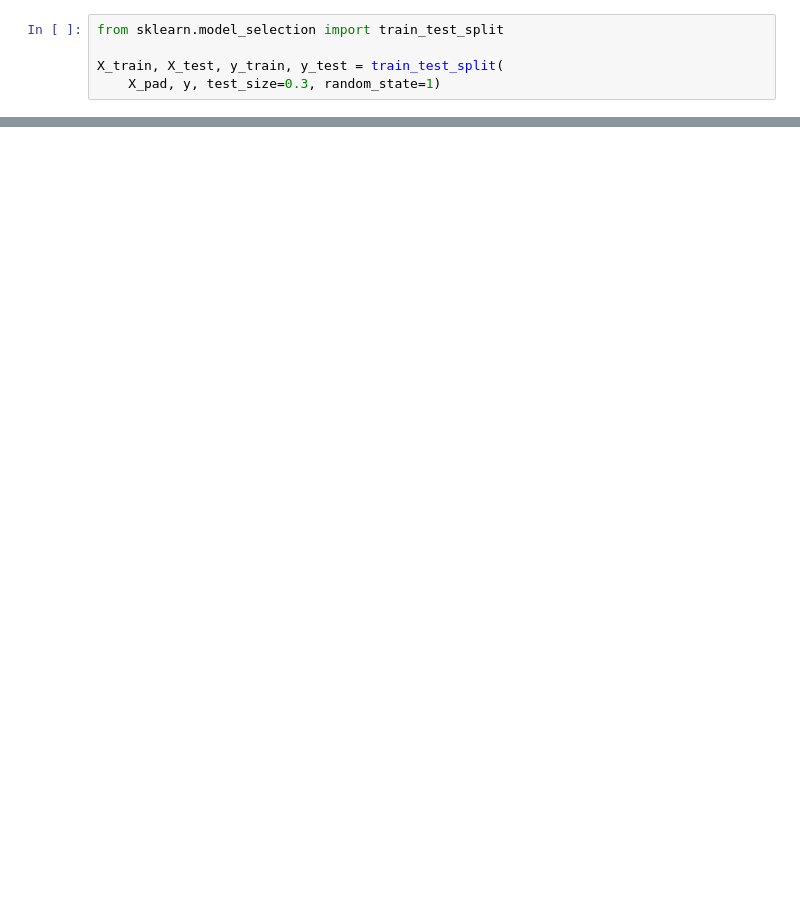
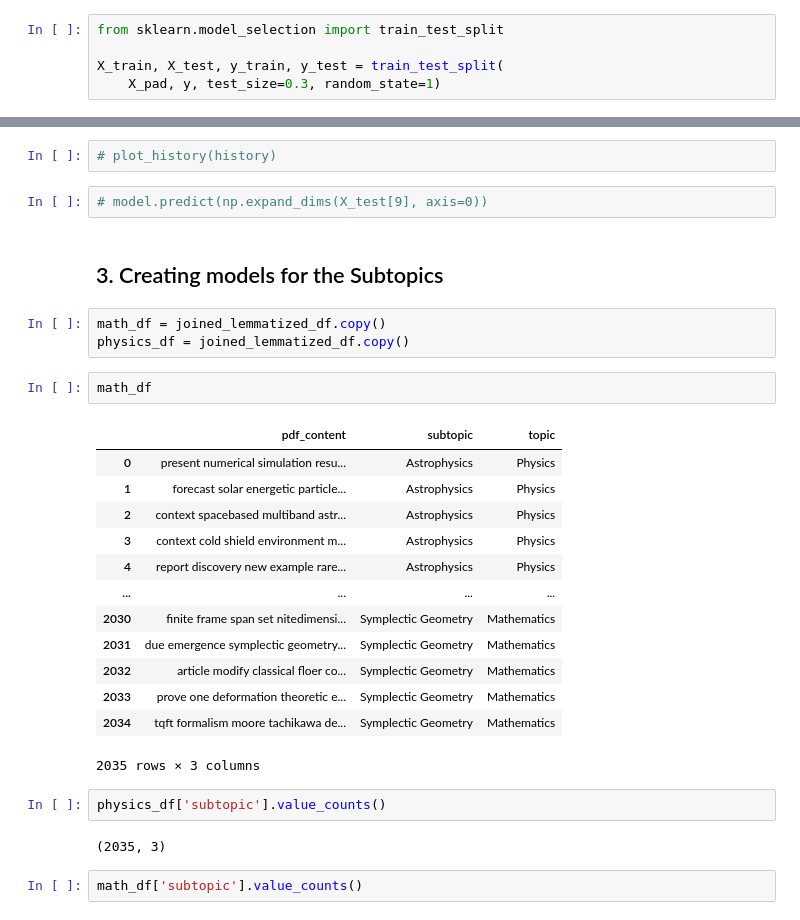
Before and after one commit to Fito-22/WorkingPaper, a Jupyter notebook: notebooks/notebook_ronny.ipynb, the cells around one changed output, grey strips where cells are left out. Drawn from its saved outputs; the diff is of its cells as text; blank space fills up the shorter version.

```diff
--- a/notebooks/notebook_ronny.ipynb
+++ b/notebooks/notebook_ronny.ipynb
@@ -305,0 +350,31 @@ model.evaluate(X_test, y_test)
+# %%
+# plot_history(history)
+# %%
+# model.predict(np.expand_dims(X_test[9], axis=0))
+# %% [markdown]
+## 3. Creating models for the Subtopics
+# %%
+math_df = joined_lemmatized_df.copy()
+physics_df = joined_lemmatized_df.copy()
+# %%
+math_df
+# %% [output]
+|  | pdf_content | subtopic | topic |
+| 0 | present numerical simulation resu... | Astrophysics | Physics |
+| 1 | forecast solar energetic particle... | Astrophysics | Physics |
+| 2 | context spacebased multiband astr... | Astrophysics | Physics |
+| 3 | context cold shield environment m... | Astrophysics | Physics |
+| 4 | report discovery new example rare... | Astrophysics | Physics |
+| ... | ... | ... | ... |
+| 2030 | finite frame span set nitedimensi... | Symplectic Geometry | Mathematics |
+| 2031 | due emergence symplectic geometry... | Symplectic Geometry | Mathematics |
+| 2032 | article modify classical floer co... | Symplectic Geometry | Mathematics |
+| 2033 | prove one deformation theoretic e... | Symplectic Geometry | Mathematics |
+| 2034 | tqft formalism moore tachikawa de... | Symplectic Geometry | Mathematics |
+2035 rows × 3 columns
+# %%
+physics_df['subtopic'].value_counts()
+# %% [output]
+(2035, 3)
+# %%
+math_df['subtopic'].value_counts()
```
Also changed, not shown: parts of 37 cells of this notebook.
